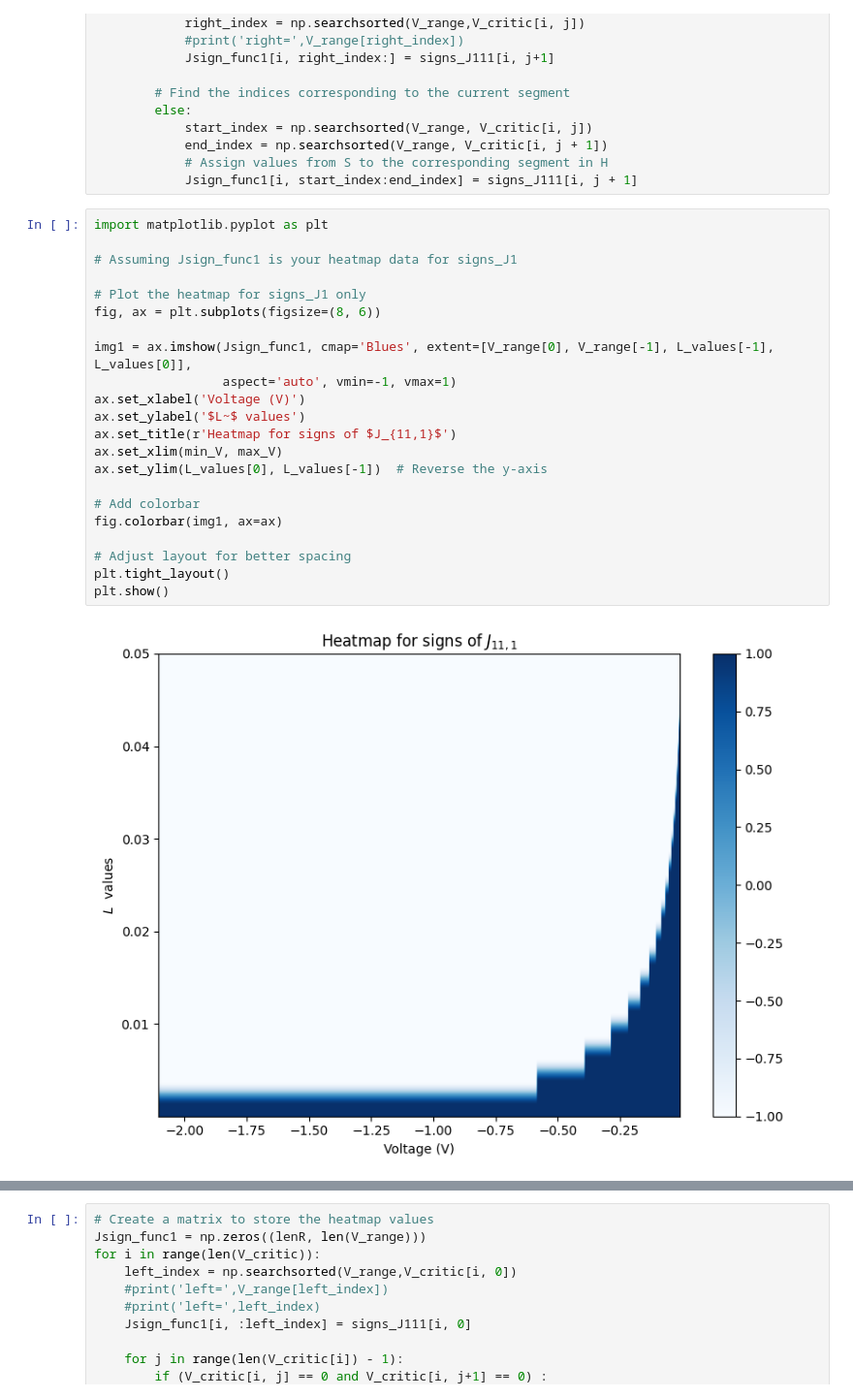
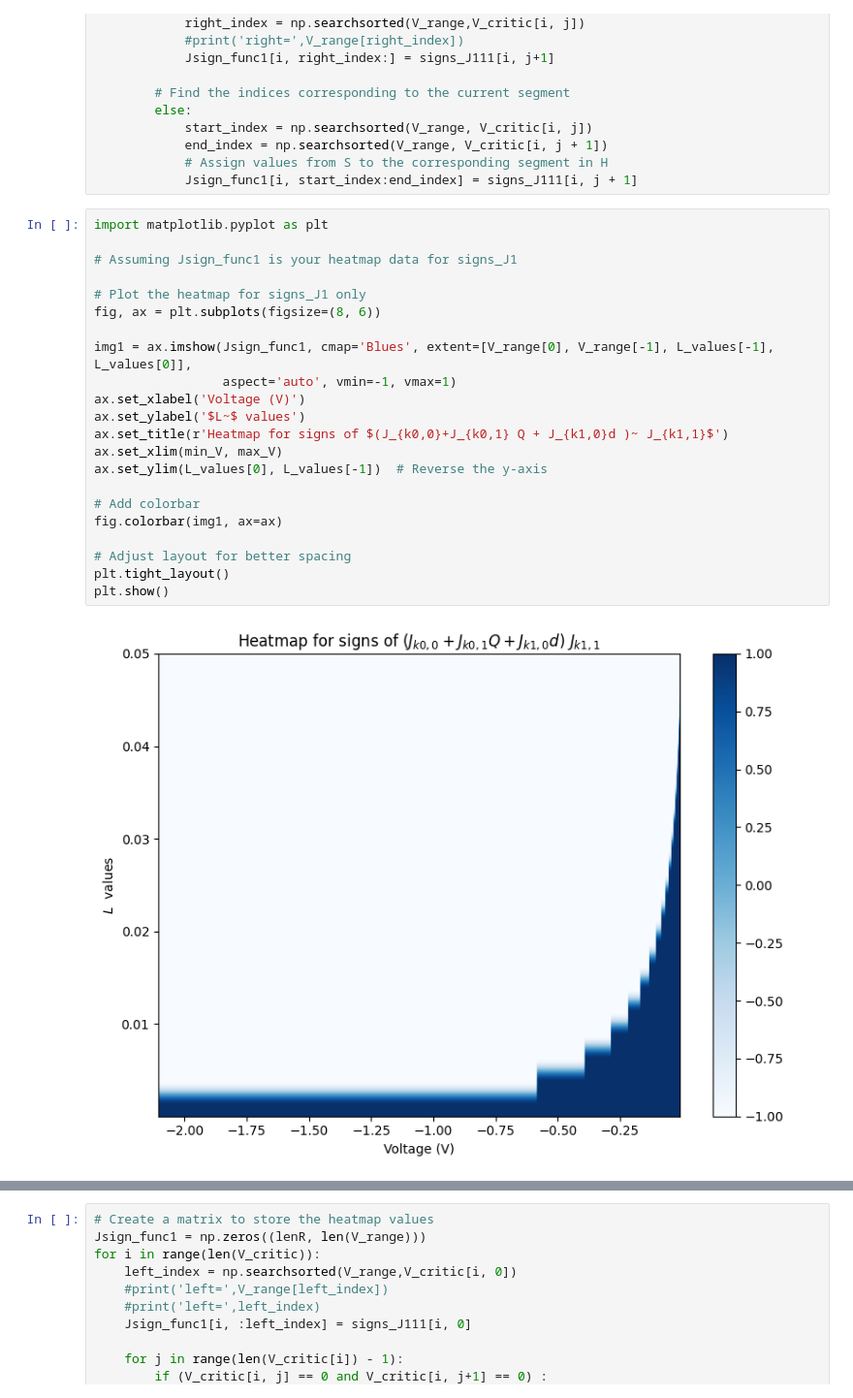
Before and after one commit to Hamid-Mofidi/HS_PNP, a Jupyter notebook: 2024.04/hspnp-zero-current-flux.ipynb, the cells around one changed output, grey strips where cells are left out. Shown at 97% size. Saved outputs shown, nothing was run; the diff lists cells and outputs as text.

```diff
--- a/2024.04/hspnp-zero-current-flux.ipynb
+++ b/2024.04/hspnp-zero-current-flux.ipynb
@@ -333,27 +333,27 @@ for i in range(len(V_critic)):
 # %%
 import matplotlib.pyplot as plt
 
 # Assuming Jsign_func1 is your heatmap data for signs_J1
 
 # Plot the heatmap for signs_J1 only
 fig, ax = plt.subplots(figsize=(8, 6))
 
 img1 = ax.imshow(Jsign_func1, cmap='Blues', extent=[V_range[0], V_range[-1], L_values[-1], L_values[0]],
                  aspect='auto', vmin=-1, vmax=1)
 ax.set_xlabel('Voltage (V)')
 ax.set_ylabel('$L~$ values')
-ax.set_title(r'Heatmap for signs of $J_{11,1}$')
+ax.set_title(r'Heatmap for signs of $(J_{k0,0}+J_{k0,1} Q + J_{k1,0}d )~ J_{k1,1}$')
 ax.set_xlim(min_V, max_V)
 ax.set_ylim(L_values[0], L_values[-1])  # Reverse the y-axis
 
 # Add colorbar
 fig.colorbar(img1, ax=ax)
 
 # Adjust layout for better spacing
 plt.tight_layout()
 plt.show()
 # %% [output]
-[figure, old version]
+[figure, new version]
 # %%
 # Define the ranges for L and R
 L = 0.1
```
Also changed, not shown: parts of 2 cells of this notebook.
